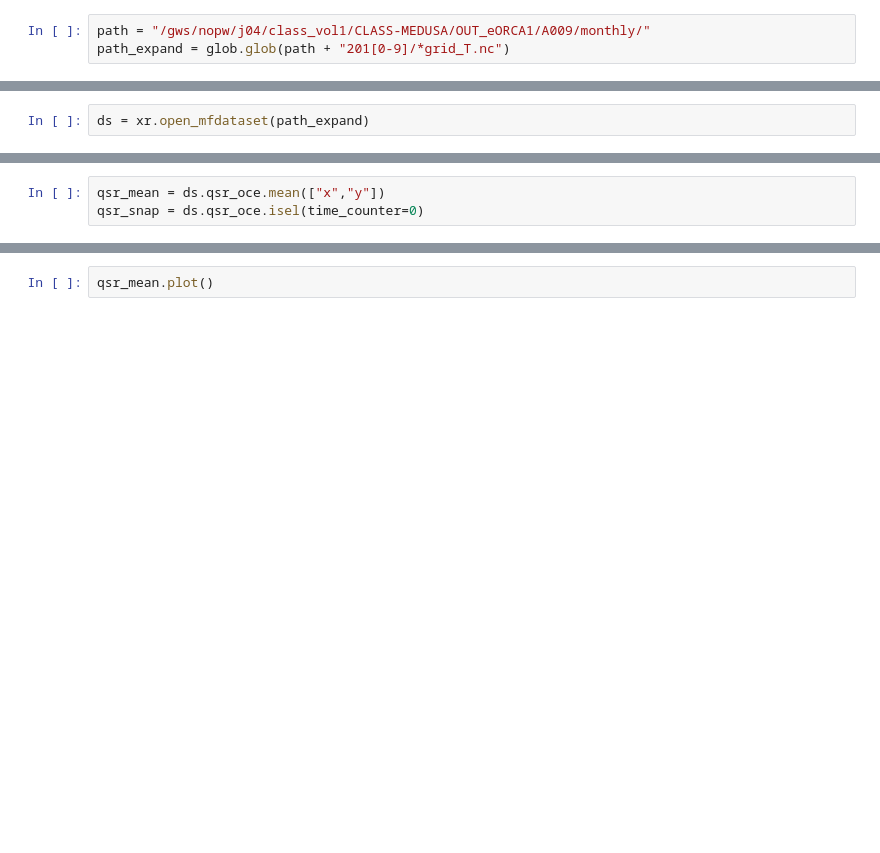
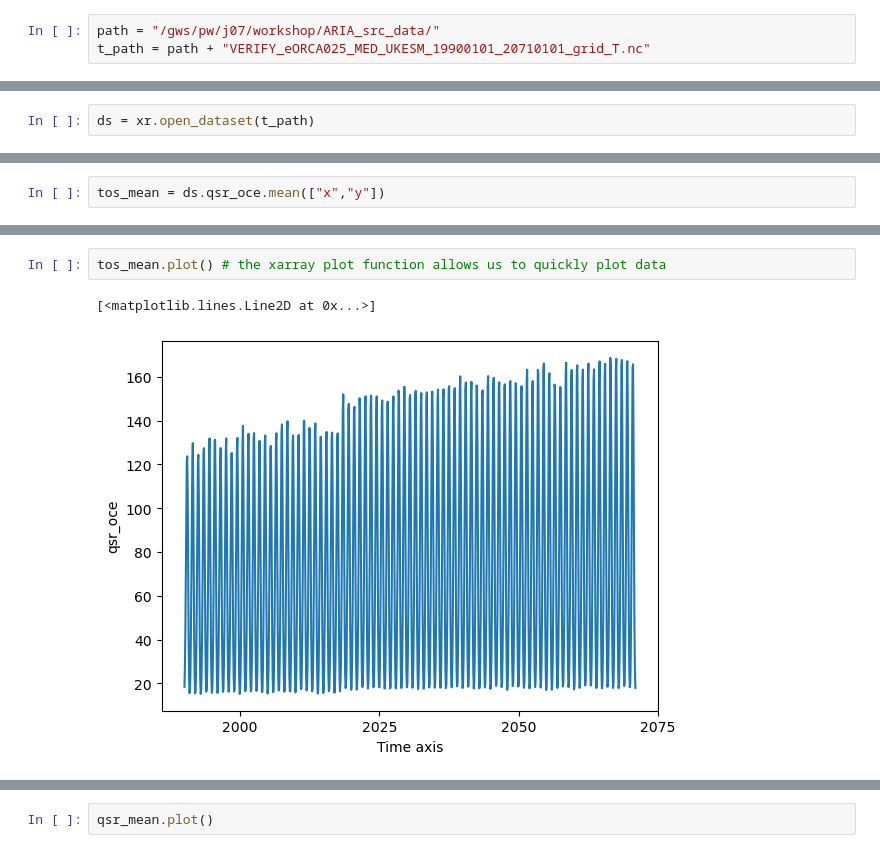
Before and after one commit to NOC-MSM/ARIA_workshop, a Jupyter notebook: Challenges/Challenge1.ipynb, the cells around one changed output, grey strips where cells are left out. Cells and saved outputs as stored; diff of their text form; blank space fills up the shorter version.

```diff
--- a/Challenges/Challenge1.ipynb
+++ b/Challenges/Challenge1.ipynb
@@ -9,3 +14,3 @@ import glob
 # %%
-path = "/gws/nopw/j04/class_vol1/CLASS-MEDUSA/OUT_eORCA1/A009/monthly/"
-path_expand = glob.glob(path + "201[0-9]/*grid_T.nc")
+path = "/gws/pw/j07/workshop/ARIA_src_data/"
+t_path = path + "VERIFY_eORCA025_MED_UKESM_19900101_20710101_grid_T.nc"
@@ -14,2 +19,2 @@ ERROR! Session/line number was not unique in database. History logging moved to
 # %%
-ds = xr.open_mfdataset(path_expand)
+ds = xr.open_dataset(t_path)
@@ -33,0 +67,2 @@ Data variables: (12/28)
+# %%
+tos_mean = ds.qsr_oce.mean(["x","y"])
@@ -34,3 +89,5 @@ Data variables: (12/28)
 # %%
-qsr_mean = ds.qsr_oce.mean(["x","y"])
-qsr_snap = ds.qsr_oce.isel(time_counter=0)
+tos_mean.plot() # the xarray plot function allows us to quickly plot data
+# %% [output]
+[<matplotlib.lines.Line2D at 0x...>]
+[figure, added]
```
Also changed, not shown: parts of 13 cells of this notebook.
